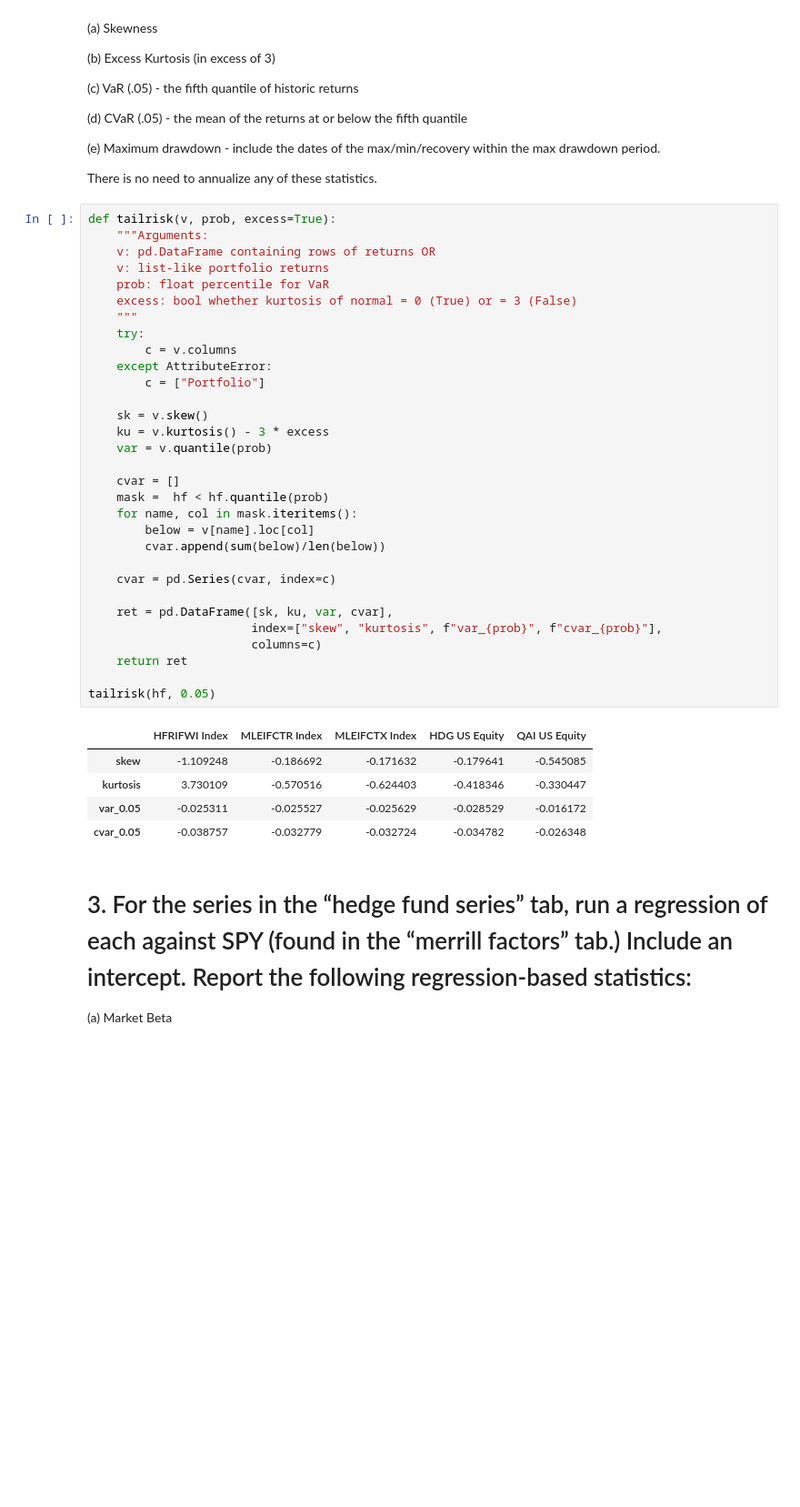
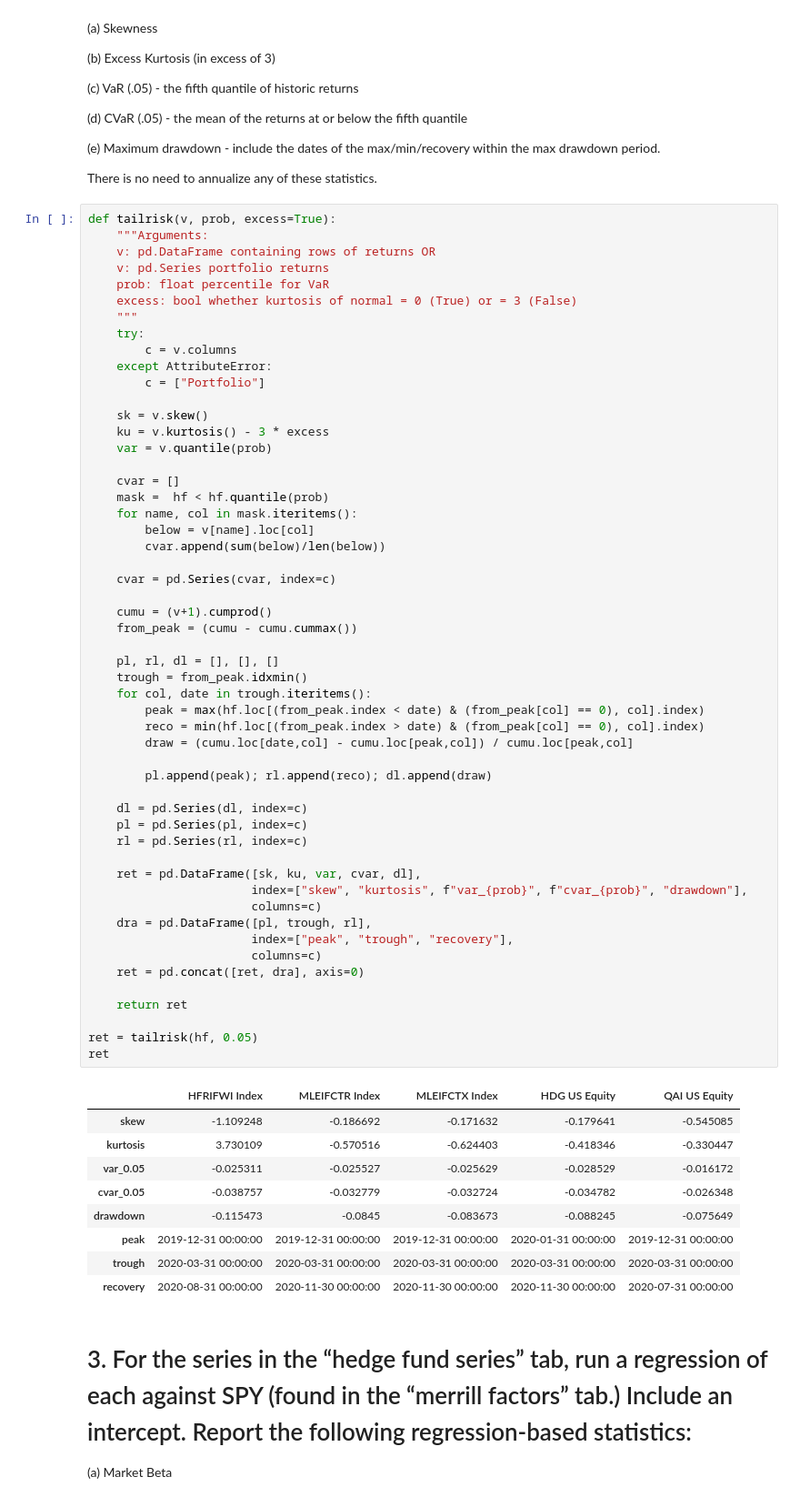
Before and after one commit to philipwlee/portrisk, a Jupyter notebook: hw2/hw2.ipynb, the cells around one changed output. Shown at 91% size. Cells and saved outputs as stored; diff of their text form; blank space fills up the shorter version.

```diff
--- a/hw2/hw2.ipynb
+++ b/hw2/hw2.ipynb
@@ -79,39 +100,65 @@ There is no need to annualize any of these statistics.
 def tailrisk(v, prob, excess=True):
     """Arguments:
     v: pd.DataFrame containing rows of returns OR
-    v: list-like portfolio returns
+    v: pd.Series portfolio returns
     prob: float percentile for VaR
     excess: bool whether kurtosis of normal = 0 (True) or = 3 (False)
     """
     try:
         c = v.columns
     except AttributeError:
         c = ["Portfolio"]
 
     sk = v.skew()
     ku = v.kurtosis() - 3 * excess
     var = v.quantile(prob)
 
     cvar = []
     mask =  hf < hf.quantile(prob)
     for name, col in mask.iteritems():
         below = v[name].loc[col]
         cvar.append(sum(below)/len(below))
 
     cvar = pd.Series(cvar, index=c)
 
-    ret = pd.DataFrame([sk, ku, var, cvar],
-                       index=["skew", "kurtosis", f"var_{prob}", f"cvar_{prob}"],
+    cumu = (v+1).cumprod()
+    from_peak = (cumu - cumu.cummax())
+
+    pl, rl, dl = [], [], []
+    trough = from_peak.idxmin()
+    for col, date in trough.iteritems():
+        peak = max(hf.loc[(from_peak.index < date) & (from_peak[col] == 0), col].index)
+        reco = min(hf.loc[(from_peak.index > date) & (from_peak[col] == 0), col].index)
+        draw = (cumu.loc[date,col] - cumu.loc[peak,col]) / cumu.loc[peak,col]
+
+        pl.append(peak); rl.append(reco); dl.append(draw)
+
+    dl = pd.Series(dl, index=c)
+    pl = pd.Series(pl, index=c)
+    rl = pd.Series(rl, index=c)
+
+    ret = pd.DataFrame([sk, ku, var, cvar, dl],
+                       index=["skew", "kurtosis", f"var_{prob}", f"cvar_{prob}", "drawdown"],
                        columns=c)
+    dra = pd.DataFrame([pl, trough, rl],
+                       index=["peak", "trough", "recovery"],
+                       columns=c)
+    ret = pd.concat([ret, dra], axis=0)
+
     return ret
 
-tailrisk(hf, 0.05)
+ret = tailrisk(hf, 0.05)
+ret
 # %% [output]
 |  | HFRIFWI Index | MLEIFCTR Index | MLEIFCTX Index | HDG US Equity | QAI US Equity |
 | skew | -1.109248 | -0.186692 | -0.171632 | -0.179641 | -0.545085 |
 | kurtosis | 3.730109 | -0.570516 | -0.624403 | -0.418346 | -0.330447 |
 | var_0.05 | -0.025311 | -0.025527 | -0.025629 | -0.028529 | -0.016172 |
 | cvar_0.05 | -0.038757 | -0.032779 | -0.032724 | -0.034782 | -0.026348 |
+| drawdown | -0.115473 | -0.0845 | -0.083673 | -0.088245 | -0.075649 |
+| peak | 2019-12-31 00:00:00 | 2019-12-31 00:00:00 | 2019-12-31 00:00:00 | 2020-01-31 00:00:00 | 2019-12-31 00:00:00 |
+| trough | 2020-03-31 00:00:00 | 2020-03-31 00:00:00 | 2020-03-31 00:00:00 | 2020-03-31 00:00:00 | 2020-03-31 00:00:00 |
+| recovery | 2020-08-31 00:00:00 | 2020-11-30 00:00:00 | 2020-11-30 00:00:00 | 2020-11-30 00:00:00 | 2020-07-31 00:00:00 |
 # %% [markdown]
 # 3. For the series in the “hedge fund series” tab, run a regression of each against SPY (found in the “merrill factors” tab.) Include an intercept. Report the following regression-based statistics:
 
```
Also changed, not shown: parts of 9 cells of this notebook.
